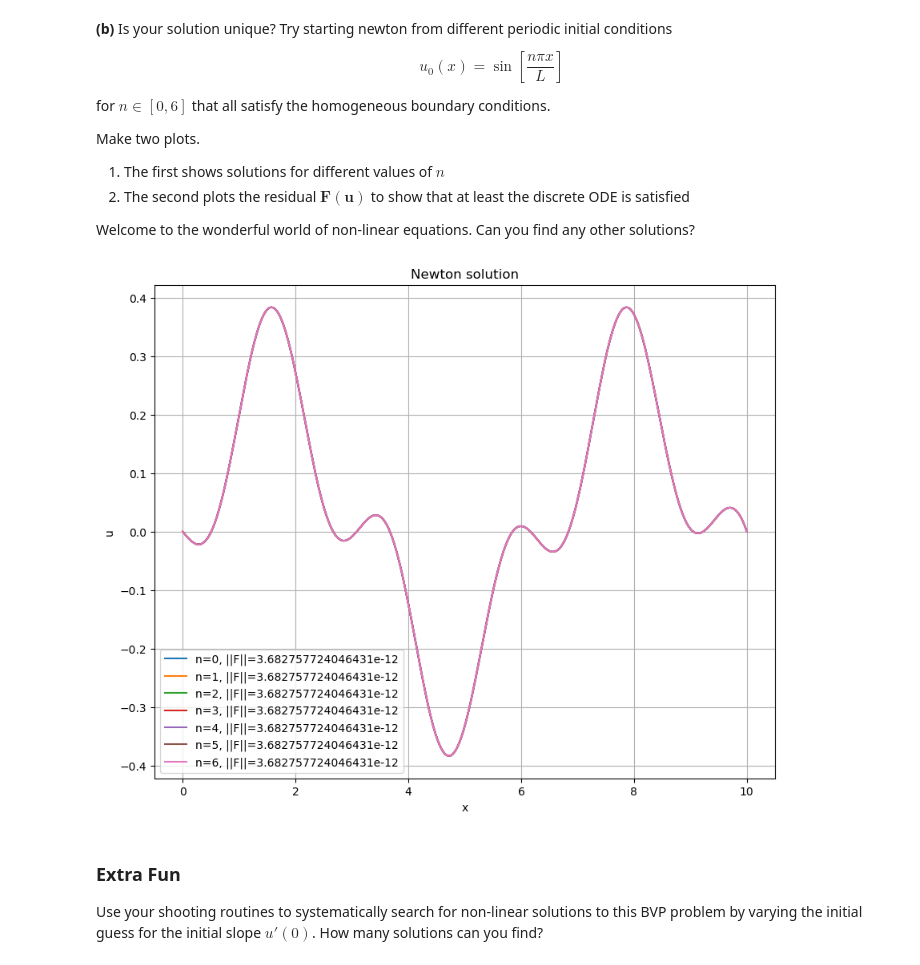
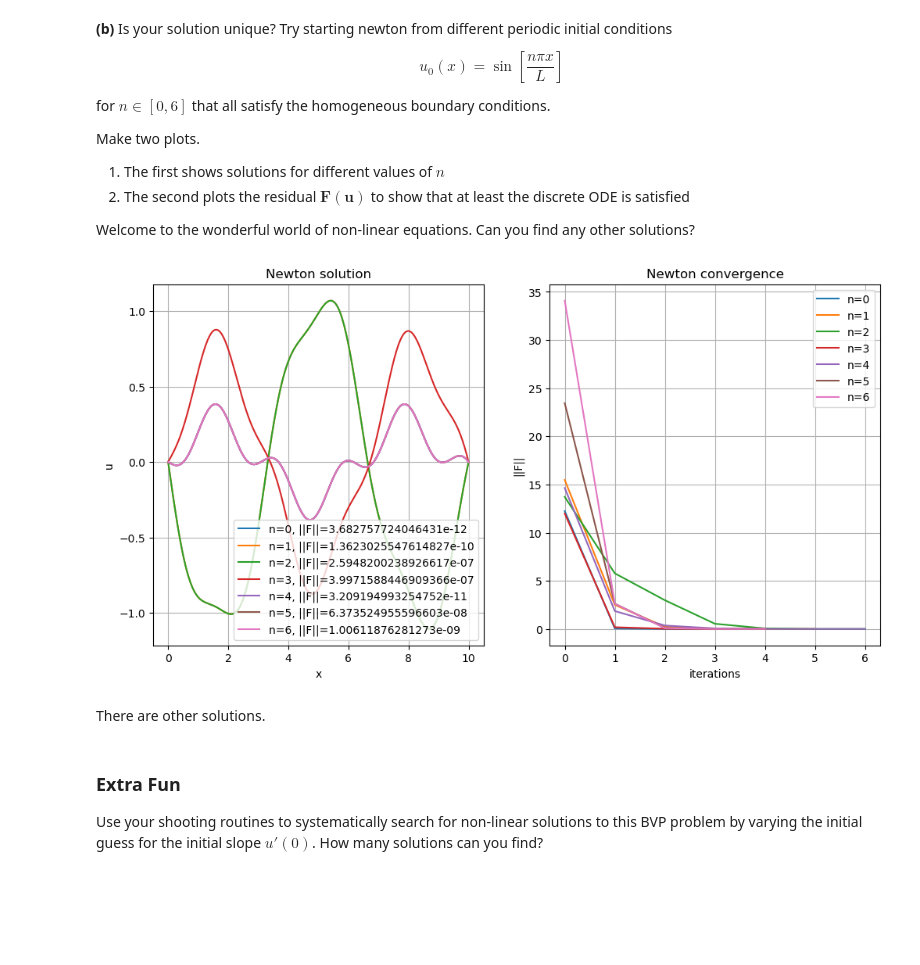
Before and after one commit to xiaoyuchen2020/intro-numerical-methods, a Jupyter notebook: hw/HW6_ODE_BVP-1.ipynb, the cells around one changed output. Drawn from its saved outputs; the diff is of its cells as text; code cells hidden in the pictures; blank space fills up the shorter version.

```diff
--- a/hw/HW6_ODE_BVP-1.ipynb
+++ b/hw/HW6_ODE_BVP-1.ipynb
@@ -376,8 +375,7 @@ This plot should calculate and show
 * an estimate of the  number of grid points $N$ required for the relative error to be $\leq 10^{-6}$
 * the relative error at this smallest mesh spacing
 # %%
-# Make a well labeled convergence plot that shows  convergence rate of relative error vs grid spacing
-
+# Make a well labeled convergence plot that shows convergence rate of relative error vs grid spacing
 n_list = numpy.linspace(10, 500, dtype=int)
 rel_err_list = []
 for n in n_list:
@@ -393,14 +391,17 @@ print("Estimated convergence rate: {:.2f}".format(coeffs[0]))
 N_needed = 10. / numpy.exp(numpy.log(1e-6) / coeffs[0])
 print("N needed for relative error < 1e-6: {:.0f}".format(N_needed))
 
+x, u = finite_difference_bvp(a, b, int(N_needed), f, boundary_conditions)
+rel_err = numpy.linalg.norm(u - u_true(x, b))/numpy.linalg.norm(u_true(x, b))
+print(r'The actual relative error using the {} points: {}'.format(int(N_needed), rel_err))
+
 # Create a log-log plot
 plt.figure(figsize=(8, 5))
 plt.loglog(10. / n_list, rel_err_list, 'o-', label="Finite Difference")
 
 # Plot regression line
-x_fit = numpy.linspace(0.1, 1, 100)
+x_fit = numpy.linspace(0.02, 1, 100)
 plt.loglog(x_fit, numpy.exp(coeffs[1]) * x_fit**coeffs[0], 'k--', label="Slope {:.2f}".format(coeffs[0]))
-
 
 plt.xlabel(r"$h$", fontsize=14)
 plt.ylabel("Relative Error", fontsize=14)
@@ -487,6 +489,7 @@ $u_0=0$. For this problem you will need to
 **Note:**  To choose a reasonable number of grid points, use your results from Question 1 and choose a mesh size such that the linear problem returns a relative error $< 10^{-3}$
 # %%
 N = 300
+L = 10
 x = numpy.linspace(0., L, N)
 A = D2(x)
 def F(u):
@@ -537,31 +540,44 @@ plt.show()
 # %%
 N = 300
 x = numpy.linspace(0., L, N)
 A = D2(x)
 def F(u):
     f = A.dot(u) + numpy.sin(u) - numpy.sin(3.*x)
     f[[0, -1]] = 0
     return f
 
 def J(u):
     n = len(u)
     return A + spdiags(numpy.cos(u), 0, n, n)
 
+def initial_condition(n, x, L):
+    return numpy.sin(n * numpy.pi * x / L)
+
 u0 = numpy.linspace(0., 0., N)
 
-plt.figure(figsize=(10,8))
+f, (ax1, ax2) = plt.subplots(1, 2, figsize=(12, 6))
 for n in range(7):
-    u0 = numpy.linspace(numpy.sin(n * numpy.pi * x[0] / L), 0. , N)
+    u0 = initial_condition(n, x, L)
+    u0[[0, -1]] = 0
     sol, its, res_list = newton(F, J, u0, verbose=False)
-    plt.plot(x,sol[-1],label='n={}, ||F||={}'.format(n, res_list[-1]))
-plt.grid()
-plt.legend()
-plt.xlabel('x')
-plt.ylabel('u')
-plt.title('Newton solution')
+    ax1.plot(x,sol[-1],label='n={}, ||F||={}'.format(n, res_list[-1]))
+    ax2.plot(res_list, label='n={}'.format(n))
+ax1.grid()
+ax1.legend()
+ax1.set_xlabel('x')
+ax1.set_ylabel('u')
+ax1.set_title('Newton solution')
+
+ax2.grid()
+ax2.legend()
+ax2.set_xlabel('iterations')
+ax2.set_ylabel('||F||')
+ax2.set_title('Newton convergence')
 plt.show()
 # %% [output]
-[figure, old version]
+[figure, new version]
+# %% [markdown]
+There are other solutions.
 # %% [markdown]
 ### Extra Fun
 
```
Also changed, not shown: parts of 2 cells of this notebook.
